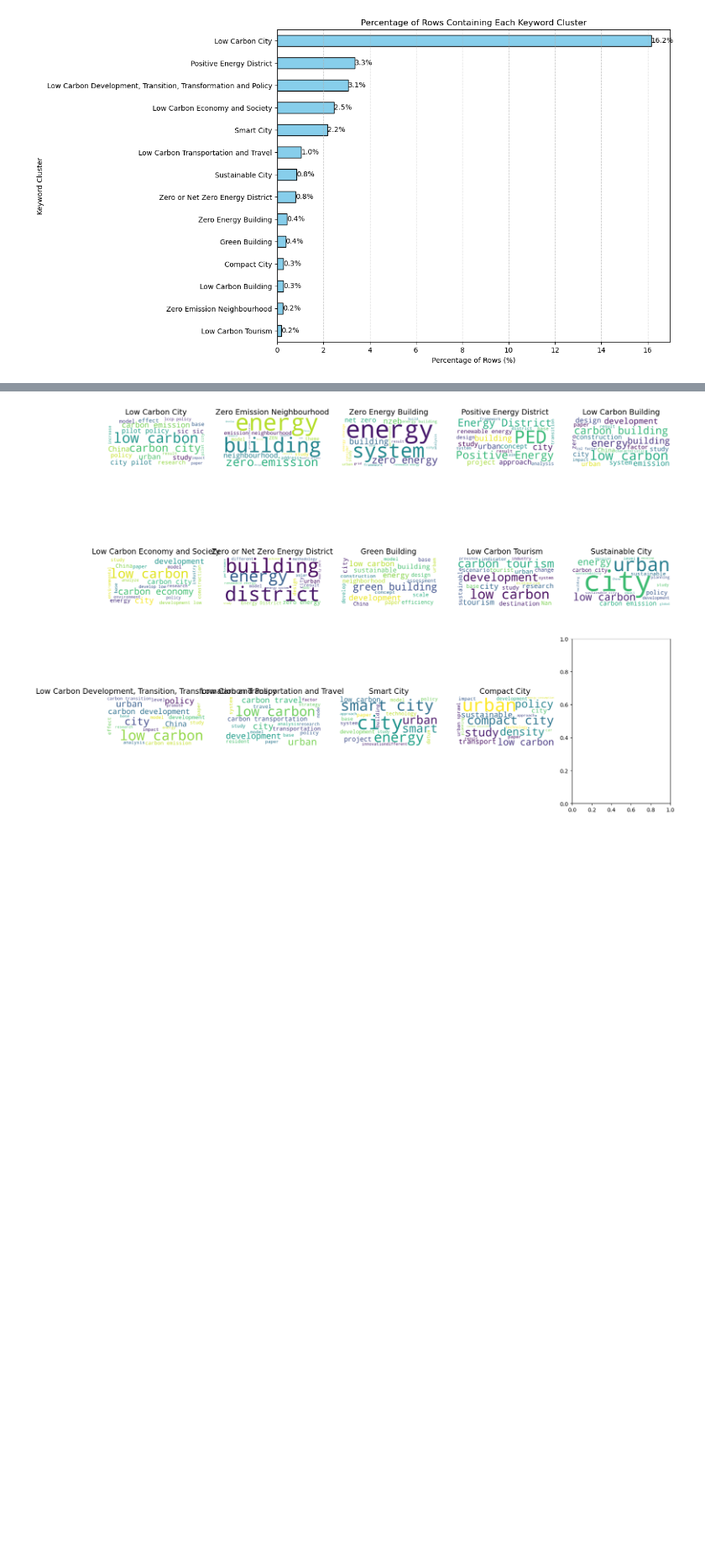
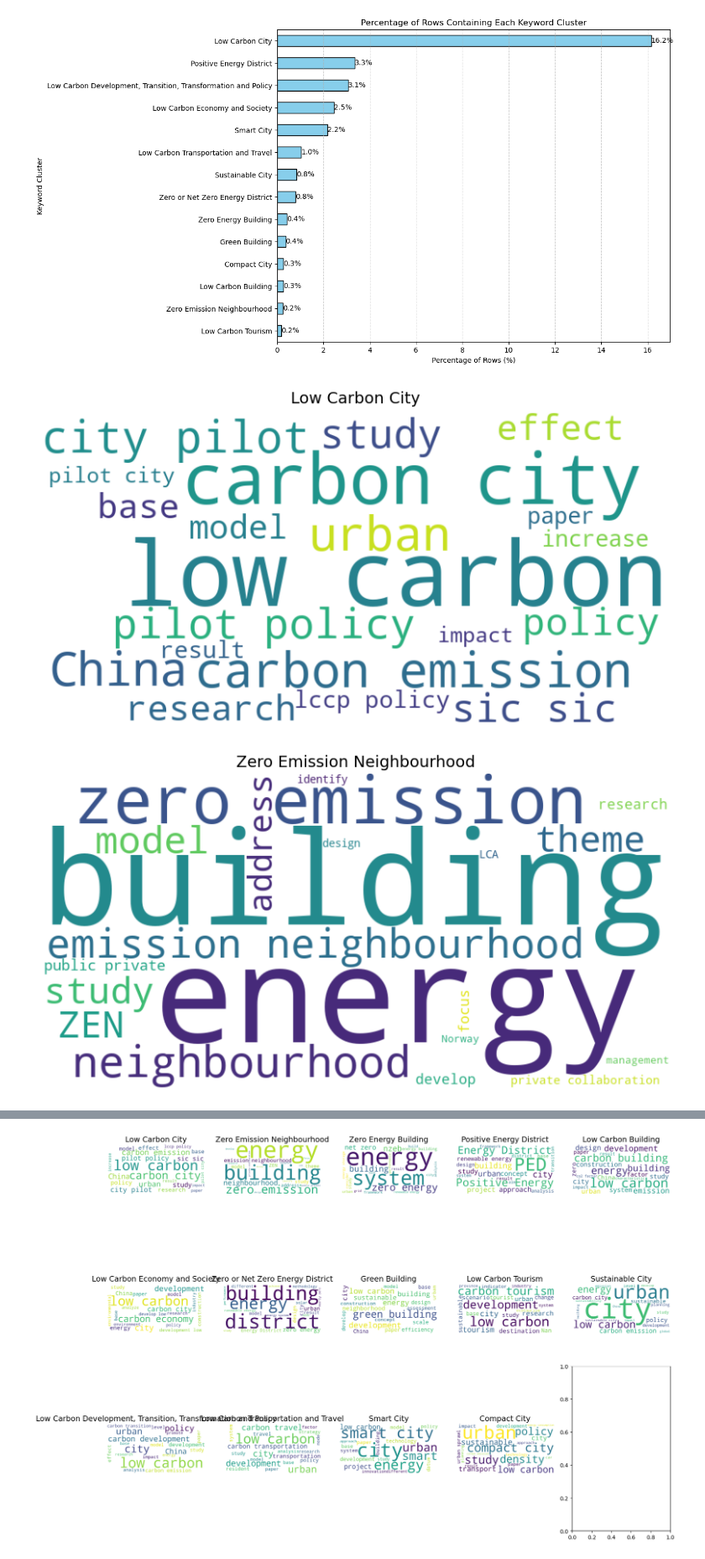
Before and after one commit to vastuhlfauth/2025_Pol4PED_systematic_review, a Jupyter notebook: 1_code/1_bibliometrics-keywords.ipynb, the cells around one changed output, grey strips where cells are left out. Shown at 84% size. Drawn from its saved outputs; the diff is of its cells as text; code cells hidden in the pictures; blank space fills up the shorter version.

Commit message:
Test of visuals bis

```diff
--- a/1_code/1_bibliometrics-keywords.ipynb
+++ b/1_code/1_bibliometrics-keywords.ipynb
@@ -192,31 +192,34 @@ def lemmatize_text_spacy(text):
 
 # Step 1: Merge 'Article Title' and 'Abstract' into a new column 'Text'
 db_init['Text'] = db_init['Article Title'].fillna('') + ' ' + db_init['Abstract'].fillna('')
 
 # Step 2: Lemmatize the merged text using spaCy
 db_init['Lemmatized Text'] = db_init['Text'].apply(lemmatize_text_spacy)
 
 # Step 3: Generate word clouds for each individual 'Keyword Cluster'
 # Split the 'Keyword Cluster' list by '; ' and process each keyword cluster
 clusters_list = db_init['Keyword Cluster'].dropna().str.split('; ')
 
 # Flatten the list of clusters to process each one separately
 flattened_clusters = [cluster for sublist in clusters_list for cluster in sublist]
 
 # Create a set of unique clusters
 unique_clusters = set(flattened_clusters)
 
 # Plot word clouds for each cluster
 for cluster in unique_clusters:
     # Get all the lemmatized texts for rows that contain this cluster
     cluster_text = db_init[db_init['Keyword Cluster'].str.contains(cluster, na=False)]['Lemmatized Text'].str.cat(sep=' ')
 
     # Generate a word cloud
-    wordcloud = WordCloud(width=800, height=400, max_words=15, background_color='white').generate(cluster_text)
+    wordcloud = WordCloud(width=800, height=400, max_words=20, background_color='white').generate(cluster_text)
 
     # Plotting the wordcloud
     plt.figure(figsize=(10, 8))
     plt.imshow(wordcloud, interpolation='bilinear')
     plt.axis('off')
     plt.title(f"{cluster}", fontsize=14)
     plt.show()
+# %% [output]
+[figure, added]
+[figure, added]
```
Also changed, not shown: parts of 1 cell of this notebook.
